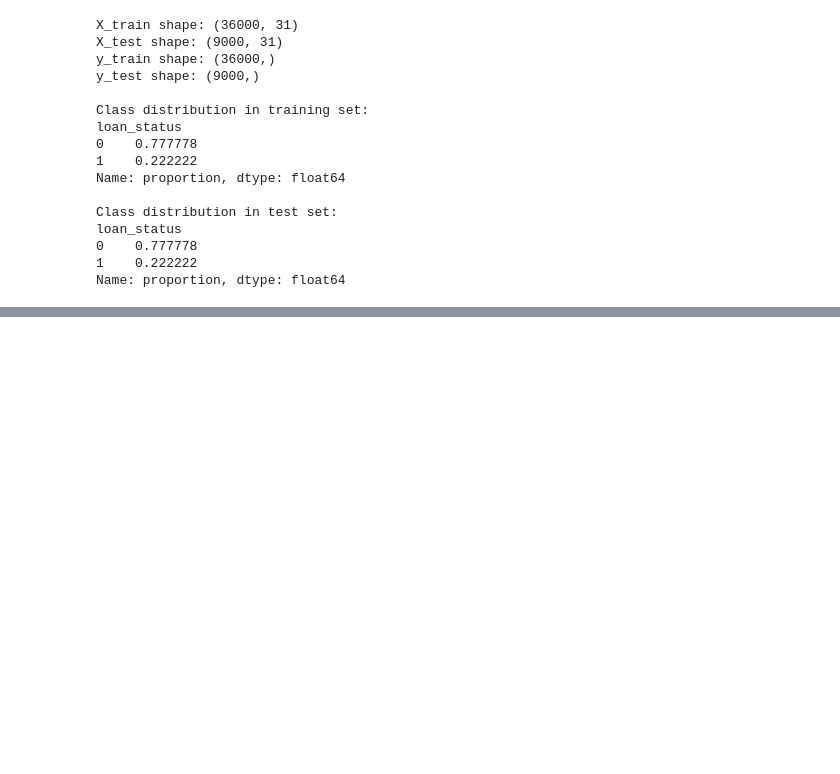
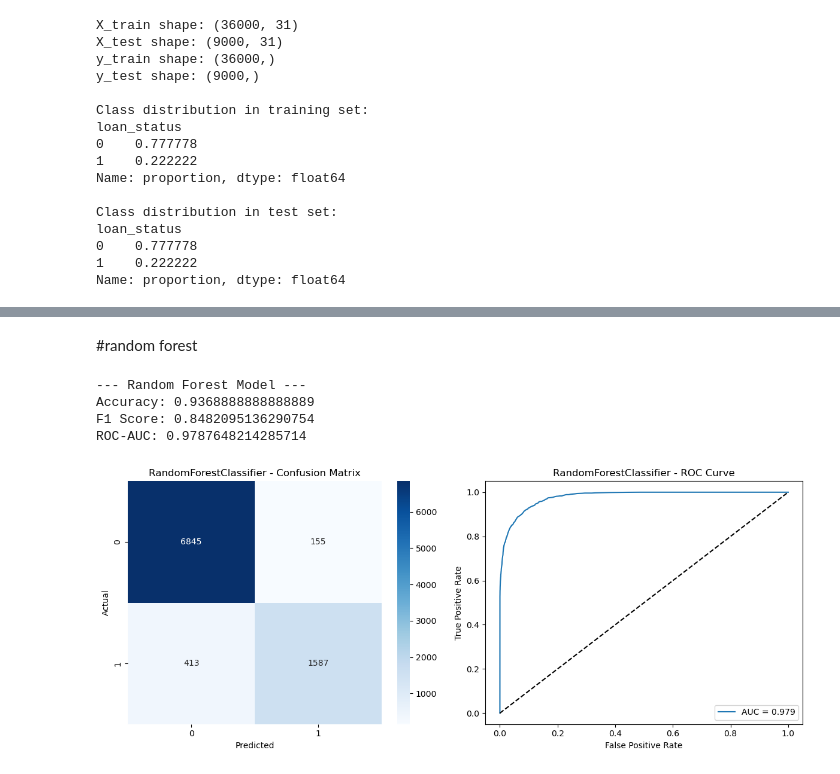
Before and after one commit to teja119/loan-prediction, a Jupyter notebook: loan _prediction.ipynb, the cells around one changed output, grey strips where cells are left out. Drawn from its saved outputs; the diff is of its cells as text; code cells hidden in the pictures; blank space fills up the shorter version.

```diff
--- a/loan _prediction.ipynb
+++ b/loan _prediction.ipynb
@@ -306,0 +402,35 @@ Name: proportion, dtype: float64
+# %% [markdown]
+#random forest
+# %%
+from sklearn.ensemble import RandomForestClassifier
+
+print("\n--- Random Forest Model ---")
+
+rf = RandomForestClassifier(
+    n_estimators=200,
+    max_depth=None,
+    random_state=42
+)
+rf.fit(X_train, y_train)
+
+y_pred = rf.predict(X_test)
+y_prob = rf.predict_proba(X_test)[:, 1]
+
+print("Accuracy:", accuracy_score(y_test, y_pred))
+print("F1 Score:", f1_score(y_test, y_pred))
+print("ROC-AUC:", roc_auc_score(y_test, y_prob))
+plot_cm_and_roc(y_test , y_pred , y_prob , "RandomForestClassifier")
+
+results.append({
+    "Model": "Random Forest",
+    "Accuracy": accuracy_score(y_test, y_pred),
+    "F1 Score": f1_score(y_test, y_pred),
+    "ROC_AUC": roc_auc_score(y_test, y_prob)
+})
+models["Random Forest"] = rf
+# %% [output]
+--- Random Forest Model ---
+Accuracy: 0.9368888888888889
+F1 Score: 0.8482095136290754
+ROC-AUC: 0.9787648214285714
+[figure, added]
```
Also changed, not shown: parts of 21 cells of this notebook, 3 other files.
